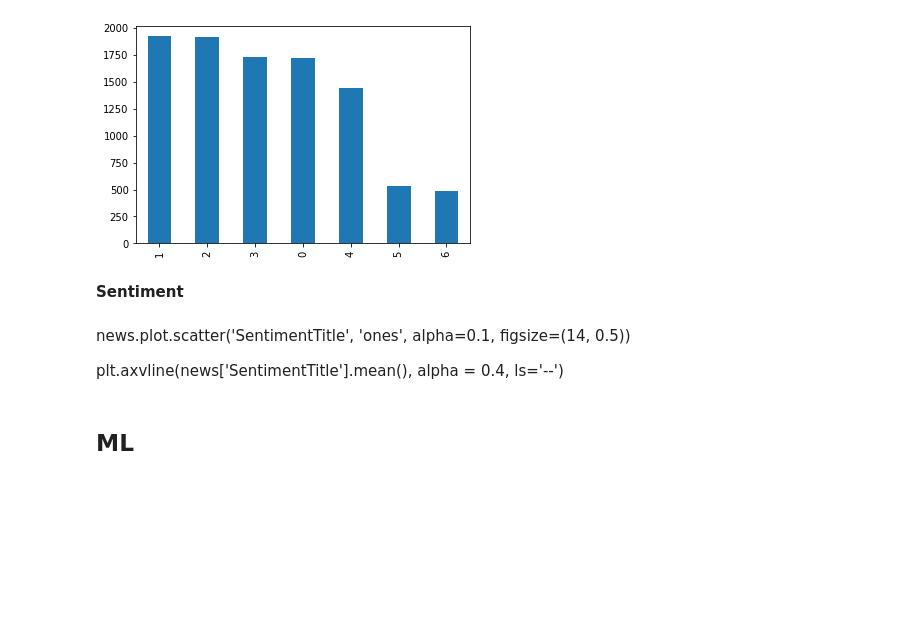
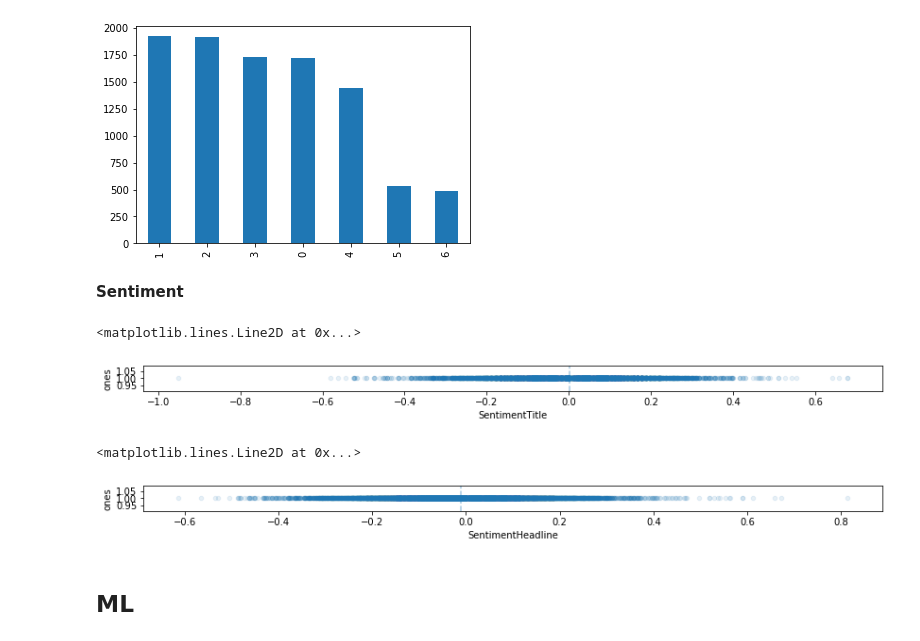
Before and after one commit to Raziarch/collaborating-with-binder, a Jupyter notebook: exploratory.ipynb, the cells around one changed output. Cells and saved outputs as stored; diff of their text form; code cells hidden in the pictures; blank space fills up the shorter version.

```diff
--- a/exploratory.ipynb
+++ b/exploratory.ipynb
@@ -117,10 +133,20 @@ news['PublishDate'].dt.weekday.value_counts().plot.bar()
 **Sentiment**
 # %%
 news['ones'] = 1
-# %% [markdown]
-news.plot.scatter('SentimentTitle', 'ones', alpha=0.1, figsize=(14, 0.5))
-
-plt.axvline(news['SentimentTitle'].mean(), alpha = 0.4, ls='--')
+# %%
+news.plot.scatter('SentimentTitle', 'ones', alpha=0.1, figsize=(14, 0.5))
+
+plt.axvline(news['SentimentTitle'].mean(), alpha = 0.4, ls='--')
+# %% [output]
+<matplotlib.lines.Line2D at 0x...>
+[figure, added]
+# %%
+news.plot.scatter('SentimentHeadline', 'ones', alpha=0.1, figsize=(14, 0.5))
+
+plt.axvline(news['SentimentHeadline'].mean(), alpha = 0.4, ls='--')
+# %% [output]
+<matplotlib.lines.Line2D at 0x...>
+[figure, added]
 # %% [markdown]
 ## ML
 # %%
```
Also changed, not shown: parts of 10 cells of this notebook.
